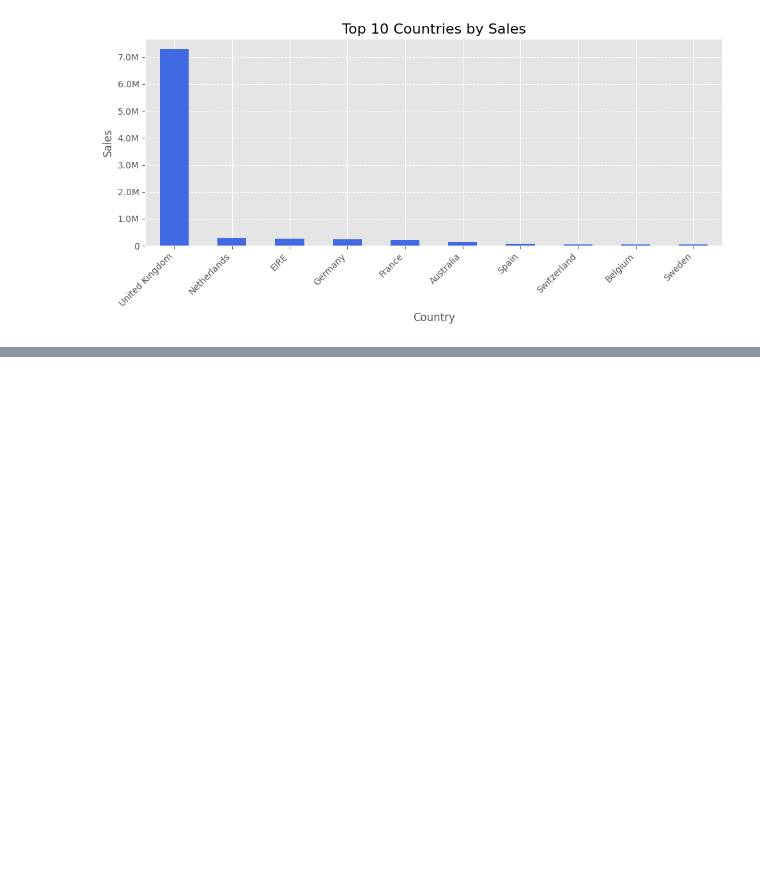
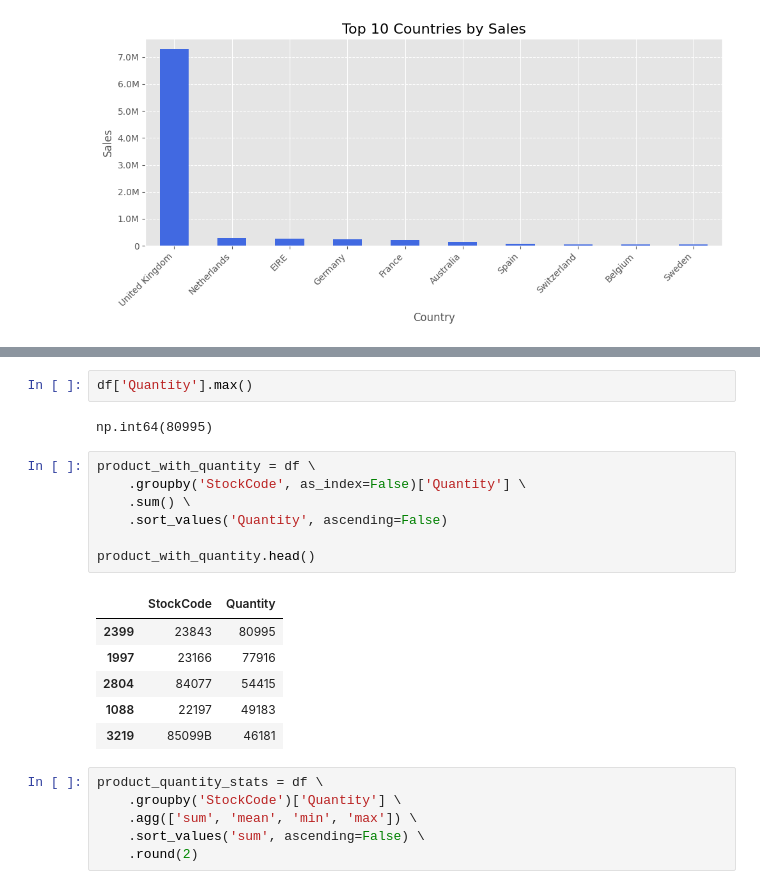
Before and after one commit to bikash-789/ml-journey, a Jupyter notebook: 00-python_and_pandas_review/Pandas_Intermeditate.ipynb, the cells around one changed output, grey strips where cells are left out. Saved outputs shown, nothing was run; the diff lists cells and outputs as text; blank space fills up the shorter version.

```diff
--- a/00-python_and_pandas_review/Pandas_Intermeditate.ipynb
+++ b/00-python_and_pandas_review/Pandas_Intermeditate.ipynb
@@ -204,0 +229,24 @@ plt.show()
+# %%
+df['Quantity'].max()
+# %% [output]
+np.int64(80995)
+# %%
+product_with_quantity = df \
+    .groupby('StockCode', as_index=False)['Quantity'] \
+    .sum() \
+    .sort_values('Quantity', ascending=False)
+
+product_with_quantity.head()
+# %% [output]
+|  | StockCode | Quantity |
+| 2399 | 23843 | 80995 |
+| 1997 | 23166 | 77916 |
+| 2804 | 84077 | 54415 |
+| 1088 | 22197 | 49183 |
+| 3219 | 85099B | 46181 |
+# %%
+product_quantity_stats = df \
+    .groupby('StockCode')['Quantity'] \
+    .agg(['sum', 'mean', 'min', 'max']) \
+    .sort_values('sum', ascending=False) \
+    .round(2)
```
Also changed, not shown: parts of 3 cells of this notebook.
